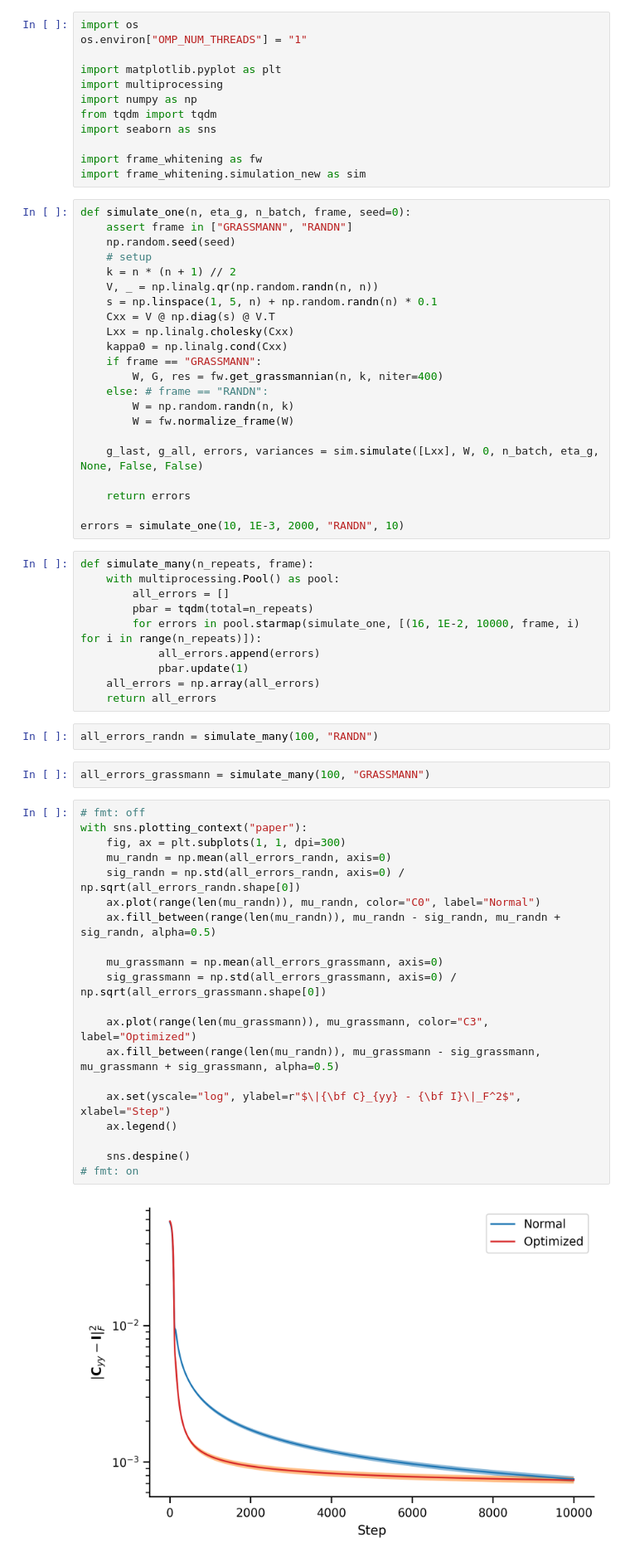
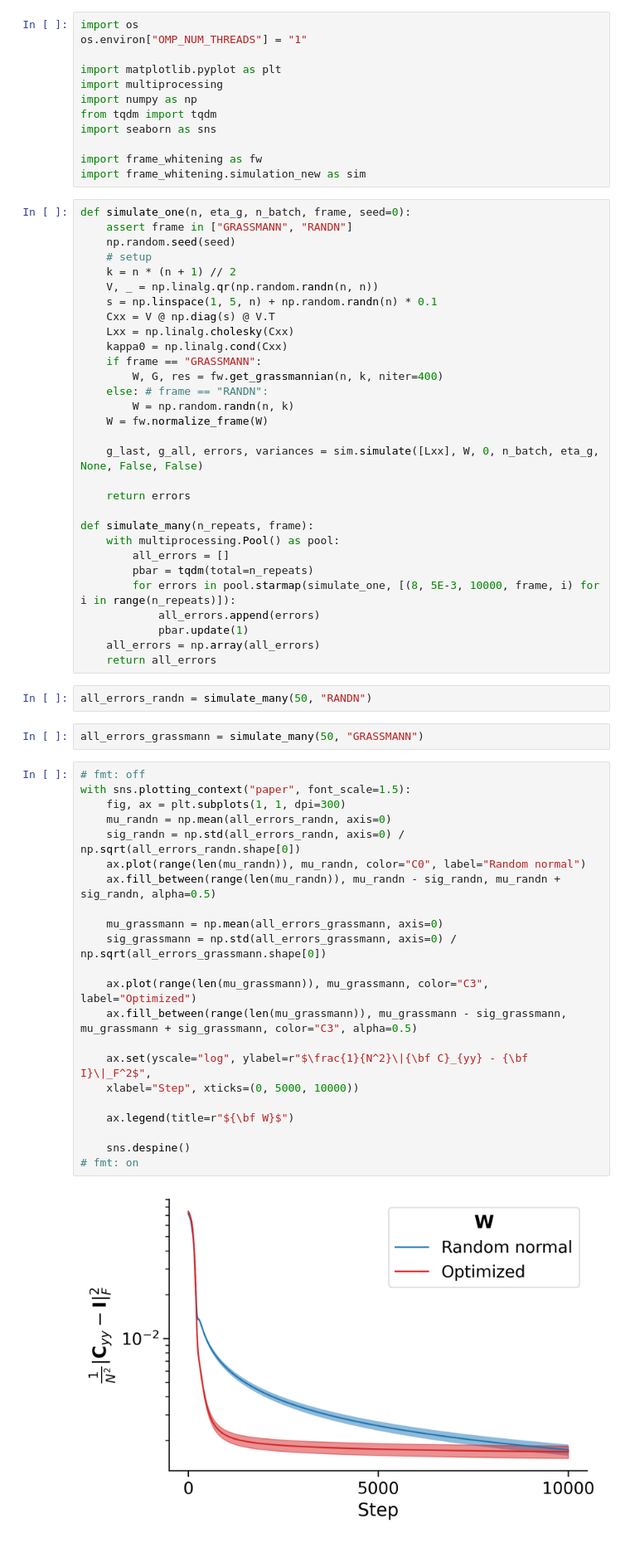
Before and after one commit to lyndond/frame_whitening, a Jupyter notebook: figures_new/grassmann.ipynb, the cells around one changed output. Shown at 83% size. Drawn from its saved outputs; the diff is of its cells as text.

```diff
--- a/figures_new/grassmann.ipynb
+++ b/figures_new/grassmann.ipynb
@@ -25,46 +25,46 @@ def simulate_one(n, eta_g, n_batch, frame, seed=0):
         W, G, res = fw.get_grassmannian(n, k, niter=400)
     else: # frame == "RANDN":
         W = np.random.randn(n, k)
-        W = fw.normalize_frame(W)
+    W = fw.normalize_frame(W)
 
     g_last, g_all, errors, variances = sim.simulate([Lxx], W, 0, n_batch, eta_g, None, False, False)
 
     return errors
 
-errors = simulate_one(10, 1E-3, 2000, "RANDN", 10)
+def simulate_many(n_repeats, frame):
+    with multiprocessing.Pool() as pool:
+        all_errors = []
+        pbar = tqdm(total=n_repeats)
+        for errors in pool.starmap(simulate_one, [(8, 5E-3, 10000, frame, i) for i in range(n_repeats)]):
+            all_errors.append(errors)
+            pbar.update(1)
+    all_errors = np.array(all_errors)
+    return all_errors
-# %%
-def simulate_many(n_repeats, frame):
-    with multiprocessing.Pool() as pool:
-        all_errors = []
-        pbar = tqdm(total=n_repeats)
-        for errors in pool.starmap(simulate_one, [(16, 1E-2, 10000, frame, i) for i in range(n_repeats)]):
-            all_errors.append(errors)
-            pbar.update(1)
-    all_errors = np.array(all_errors)
-    return all_errors
 # %%
-all_errors_randn = simulate_many(100, "RANDN")
+all_errors_randn = simulate_many(50, "RANDN")
 # %%
-all_errors_grassmann = simulate_many(100, "GRASSMANN")
+all_errors_grassmann = simulate_many(50, "GRASSMANN")
 # %%
 # fmt: off
-with sns.plotting_context("paper"):
+with sns.plotting_context("paper", font_scale=1.5):
     fig, ax = plt.subplots(1, 1, dpi=300)
     mu_randn = np.mean(all_errors_randn, axis=0)
     sig_randn = np.std(all_errors_randn, axis=0) / np.sqrt(all_errors_randn.shape[0])
-    ax.plot(range(len(mu_randn)), mu_randn, color="C0", label="Normal")
+    ax.plot(range(len(mu_randn)), mu_randn, color="C0", label="Random normal")
     ax.fill_between(range(len(mu_randn)), mu_randn - sig_randn, mu_randn + sig_randn, alpha=0.5)
 
     mu_grassmann = np.mean(all_errors_grassmann, axis=0)
     sig_grassmann = np.std(all_errors_grassmann, axis=0) / np.sqrt(all_errors_grassmann.shape[0])
 
     ax.plot(range(len(mu_grassmann)), mu_grassmann, color="C3", label="Optimized")
-    ax.fill_between(range(len(mu_randn)), mu_grassmann - sig_grassmann, mu_grassmann + sig_grassmann, alpha=0.5)
+    ax.fill_between(range(len(mu_grassmann)), mu_grassmann - sig_grassmann, mu_grassmann + sig_grassmann, color="C3", alpha=0.5)
 
-    ax.set(yscale="log", ylabel=r"$\|{\bf C}_{yy} - {\bf I}\|_F^2$", xlabel="Step")
-    ax.legend()
+    ax.set(yscale="log", ylabel=r"$\frac{1}{N^2}\|{\bf C}_{yy} - {\bf I}\|_F^2$",
+    xlabel="Step", xticks=(0, 5000, 10000))
+
+    ax.legend(title=r"${\bf W}$")
 
     sns.despine()
 # fmt: on
 # %% [output]
-[figure, old version]
+[figure, new version]
```
Also changed, not shown: 5 other files.
